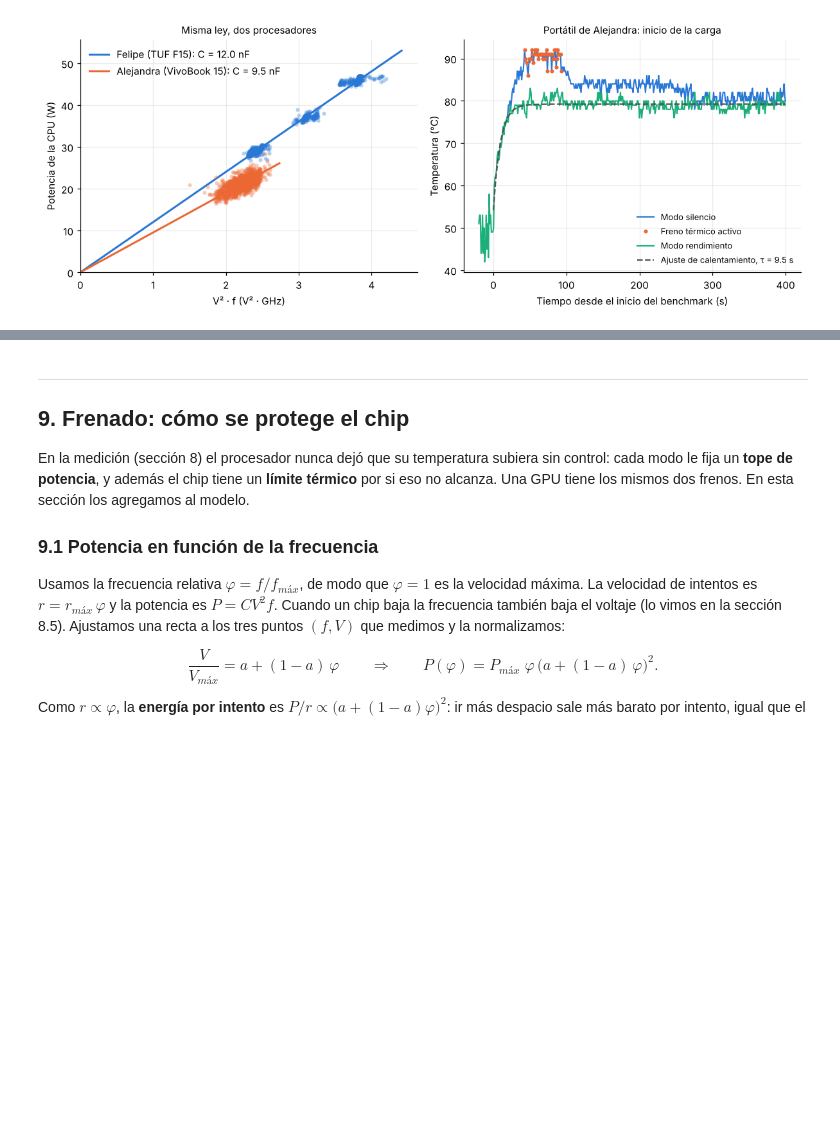
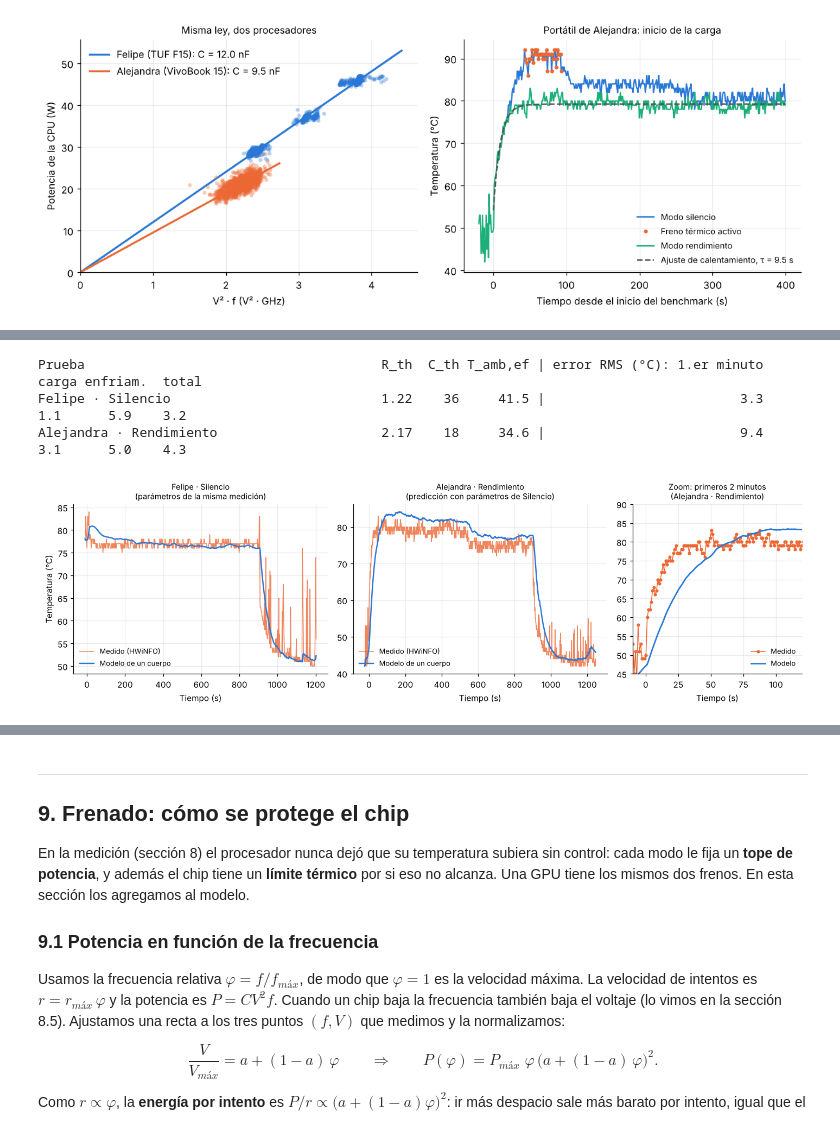
Before and after one commit to Byrojito/Proyecto_f-sicaA, a Jupyter notebook: proyecto.ipynb, the cells around one changed output, grey strips where cells are left out. Saved outputs shown, nothing was run; the diff lists cells and outputs as text; code cells hidden in the pictures; blank space fills up the shorter version.

```diff
--- a/proyecto.ipynb
+++ b/proyecto.ipynb
@@ -632,0 +660,55 @@ Rendimiento: τ de calentamiento = 9.5 ± 0.4 s | τ de enfriamiento = 33 s
+# %%
+def parametros_medidos(x):
+    h = x["hw"]
+    reposo = h["t"] > h["t"].max() - 100
+    R = x["R_th"]
+    C = x["tau"] / R
+    T_amb_ef = np.median(h["T"][reposo]) - R * np.median(h["P"][reposo])
+    return R, C, T_amb_ef
+
+
+def simular_medicion(x, R, C, T_amb_ef, dt=0.5):
+    # Euler con la potencia MEDIDA como entrada (interpolada entre muestras)
+    h = x["hw"]
+    t0 = h["t"][0]
+    F = lambda t, T: (np.interp(t + t0, h["t"], h["P"]) - (T - T_amb_ef) / R) / C
+    t, T = euler(F, h["T"][0], dt, h["t"][-1] - t0)
+    return t + t0, T
+
+
+pruebas = [
+    ("Felipe · Silencio\n(parámetros de la misma medición)", resultados["silencio"], resultados["silencio"]),
+    ("Alejandra · Rendimiento\n(predicción con parámetros de Silencio)", resultados_ale["rendimiento"], resultados_ale["silencio"]),
+]
+fig, ejes = plt.subplots(1, 3, figsize=(13, 4), gridspec_kw={"width_ratios": [1.2, 1.2, 0.8]})
+print(f"{'Prueba':42s}{'R_th':>6s}{'C_th':>6s}{'T_amb,ef':>9s} | error RMS (°C):{'1.er minuto':>12s}{'carga':>7s}{'enfriam.':>9s}{'total':>7s}")
+for (nombre, x, x_param), ax in zip(pruebas, ejes[:2]):
+    R, C, T_amb_ef = parametros_medidos(x_param)
+    t_sim, T_sim = simular_medicion(x, R, C, T_amb_ef)
+    h = x["hw"]
+    error = np.interp(h["t"], t_sim, T_sim) - h["T"]
+    tramos = [(h["t"] >= 0) & (h["t"] < 60), (h["t"] >= 60) & (h["t"] < 900), h["t"] >= 902, h["t"] > -1e9]
+    rms = [np.sqrt(np.mean(error[m]**2)) for m in tramos]
+    print(f"{nombre.split(chr(10))[0]:42s}{R:6.2f}{C:6.0f}{T_amb_ef:9.1f} | {'':15s}{rms[0]:12.1f}{rms[1]:7.1f}{rms[2]:9.1f}{rms[3]:7.1f}")
+    ax.plot(h["t"], h["T"], color=NARANJA, lw=1, alpha=0.8, label="Medido (HWiNFO)")
+    ax.plot(t_sim, T_sim, color=AZUL, lw=1.6, label="Modelo de un cuerpo")
+    ax.set_title(nombre, fontsize=9.5)
+    ax.set_xlabel("Tiempo (s)")
+    ax.legend(loc="lower left", fontsize=8.5)
+    if x is resultados_ale["rendimiento"]:
+        ejes[2].plot(h["t"], h["T"], "o-", color=NARANJA, ms=3, lw=1, label="Medido")
+        ejes[2].plot(t_sim, T_sim, color=AZUL, lw=1.8, label="Modelo")
+ejes[0].set_ylabel("Temperatura (°C)")
+ejes[2].set_xlim(-10, 120)
+ejes[2].set_ylim(45, 90)
+ejes[2].set_title("Zoom: primeros 2 minutos\n(Alejandra · Rendimiento)", fontsize=9.5)
+ejes[2].set_xlabel("Tiempo (s)")
+ejes[2].legend(loc="lower right", fontsize=8.5)
+fig.tight_layout()
+fig.savefig("figuras/modelo_vs_medicion.png", dpi=200)
+plt.show()
+# %% [output]
+Prueba                                      R_th  C_th T_amb,ef | error RMS (°C): 1.er minuto  carga enfriam.  total
+Felipe · Silencio                           1.22    36     41.5 |                         3.3    1.1      5.9    3.2
+Alejandra · Rendimiento                     2.17    18     34.6 |                         9.4    3.1      5.0    4.3
+[figure, added]
```
Also changed, not shown: parts of 25 cells of this notebook, 17 other files.
